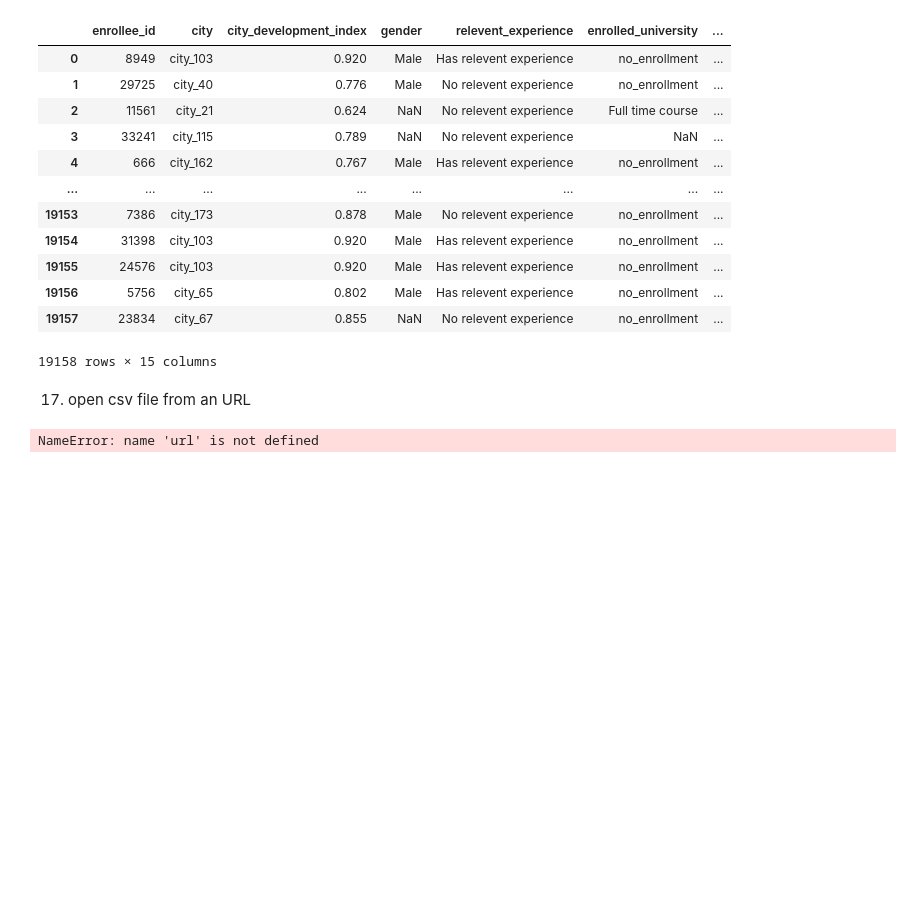
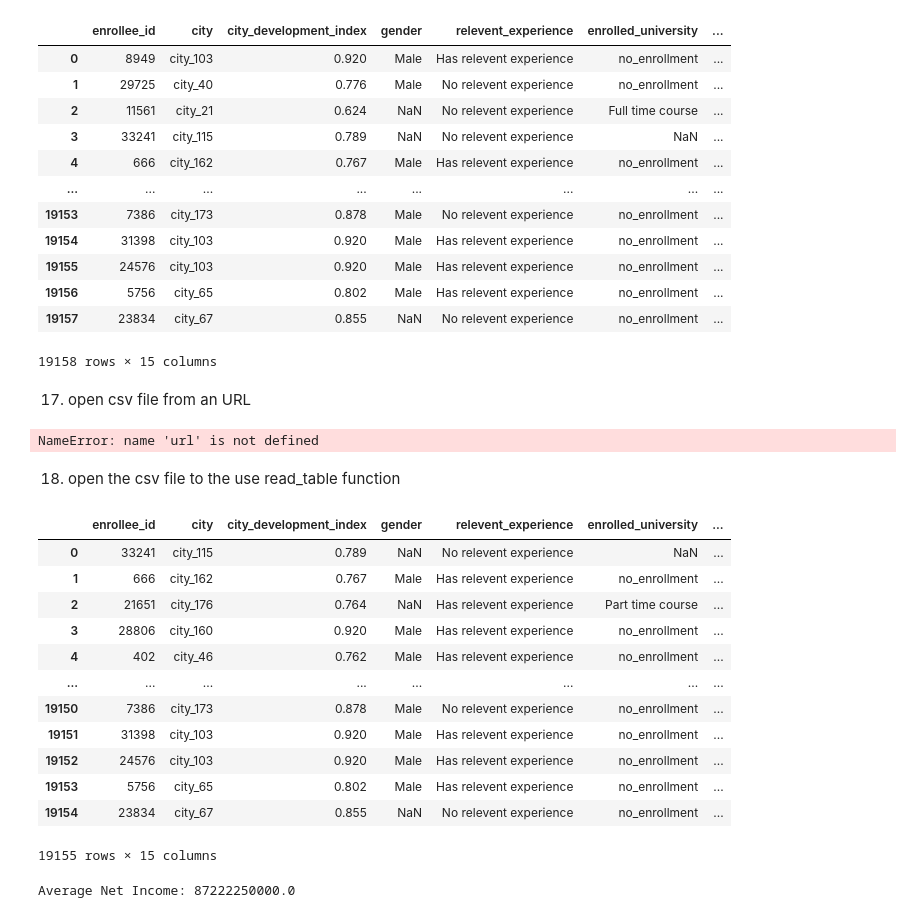
Before and after one commit to 960Subhamsingh/Data-Sciences, a Jupyter notebook: 1 - working with csv file/working with csv.ipynb, the cells around one changed output. Cells and saved outputs as stored; diff of their text form; code cells hidden in the pictures; blank space fills up the shorter version.

```diff
--- a/1 - working with csv file/working with csv.ipynb
+++ b/1 - working with csv file/working with csv.ipynb
@@ -249,3 +249,45 @@ data = StringIO(req.text)
 pd.read_csv(data)
 # %% [output]
 NameError: name 'url' is not defined
+# %% [markdown]
+18. open the  csv file  to the use  read_table function
+# %%
+
+read_table = pd.read_table('train.csv',delimiter=',' ,skiprows=range(1,4))
+read_table
+# %% [output]
+|  | enrollee_id | city | city_development_index | gender | relevent_experience | enrolled_university | ... |
+| 0 | 33241 | city_115 | 0.789 | NaN | No relevent experience | NaN | ... |
+| 1 | 666 | city_162 | 0.767 | Male | Has relevent experience | no_enrollment | ... |
+| 2 | 21651 | city_176 | 0.764 | NaN | Has relevent experience | Part time course | ... |
+| 3 | 28806 | city_160 | 0.920 | Male | Has relevent experience | no_enrollment | ... |
+| 4 | 402 | city_46 | 0.762 | Male | Has relevent experience | no_enrollment | ... |
+| ... | ... | ... | ... | ... | ... | ... | ... |
+| 19150 | 7386 | city_173 | 0.878 | Male | No relevent experience | no_enrollment | ... |
+| 19151 | 31398 | city_103 | 0.920 | Male | Has relevent experience | no_enrollment | ... |
+| 19152 | 24576 | city_103 | 0.920 | Male | Has relevent experience | no_enrollment | ... |
+| 19153 | 5756 | city_65 | 0.802 | Male | Has relevent experience | no_enrollment | ... |
+| 19154 | 23834 | city_67 | 0.855 | NaN | No relevent experience | no_enrollment | ... |
+19155 rows × 15 columns
+# %%
+import yfinance as yf
+
+def get_income_statement(ticker):
+    # Fetch income statement data from Yahoo Finance
+    stock = yf.Ticker(ticker)
+    income_statement = stock.financials.loc['Net Income']
+    return income_statement
+def analyze_income_statement(income_statement):
+    # Calculate metrics or perform analysis
+    # Example: calculate average net income over the last 5 years
+    avg_net_income = income_statement.mean()
+    return avg_net_income
+
+if __name__ == "__main__":
+    # Example usage
+    ticker_symbol = "AAPL"  # Apple Inc. as an example
+    income_statement = get_income_statement(ticker_symbol)
+    avg_net_income = analyze_income_statement(income_statement)
+    print("Average Net Income:", avg_net_income)
+# %% [output]
+Average Net Income: 87222250000.0
```
